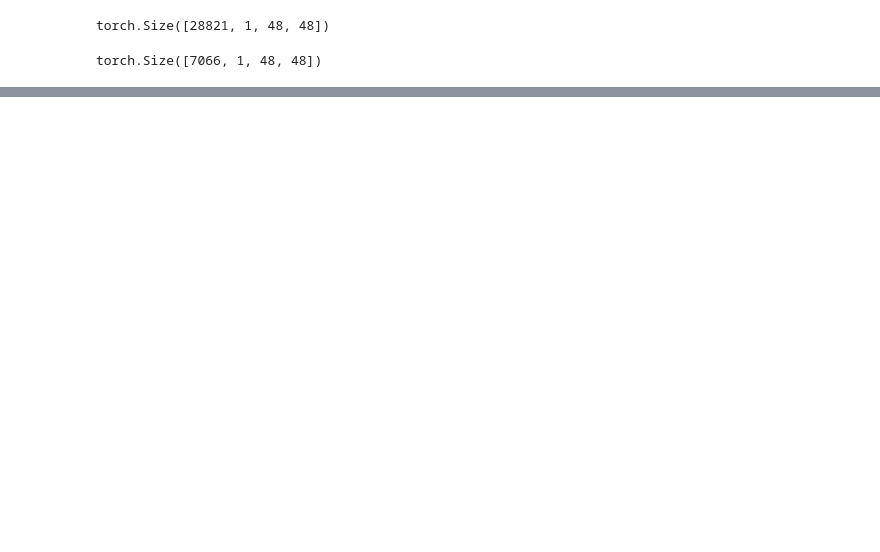
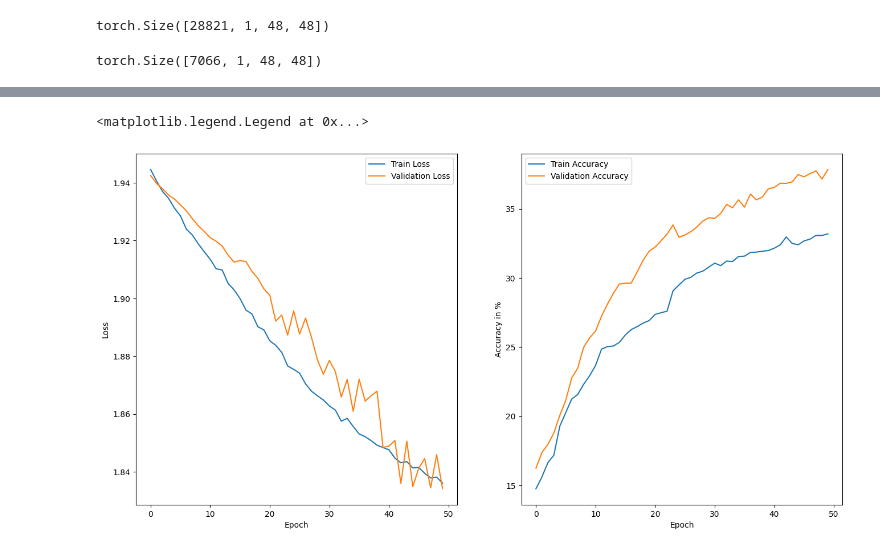
Before and after one commit to MohammadYs77/Real-time-Emotion-Recognition-with-Pytorch, a Jupyter notebook: Code.ipynb, the cells around one changed output, grey strips where cells are left out. Saved outputs shown, nothing was run; the diff lists cells and outputs as text; code cells hidden in the pictures; blank space fills up the shorter version.

Commit message:
Debugging and Visualization Implementation

```diff
--- a/Code.ipynb
+++ b/Code.ipynb
@@ -64,5 +66,5 @@ ax2.imshow(img2)
 # %%
 tr_tensor = torch.from_numpy(tr_data) / 255
 val_tensor = torch.from_numpy(val_data) / 255
-tr_lbl_tensor = torch.from_numpy(tr_lbls) / 255
-val_lbl_tensor = torch.from_numpy(val_lbls) / 255
+tr_lbl_tensor = torch.from_numpy(tr_lbls).long()
+val_lbl_tensor = torch.from_numpy(val_lbls).long()
@@ -80,9 +86,11 @@ torch.Size([28821, 1, 48, 48])
 val_tensor.shape
 # %% [output]
 torch.Size([7066, 1, 48, 48])
+# %%
+BATCH_SIZE = 256
 # %%
-tr_loader = DataLoader(list(zip(tr_tensor, tr_lbl_tensor)), shuffle=True, batch_size=64)
-val_loader = DataLoader(list(zip(val_tensor, val_lbl_tensor)), shuffle=True, batch_size=64)
+tr_loader = DataLoader(list(zip(tr_tensor, tr_lbl_tensor)), shuffle=True, batch_size=BATCH_SIZE)
+val_loader = DataLoader(list(zip(val_tensor, val_lbl_tensor)), shuffle=True, batch_size=BATCH_SIZE)
 # %%
 class Model(nn.Module):
     def __init__(self, num_features):
@@ -128,6 +146,6 @@ class Model(nn.Module):
 # %%
 model = Model(1).to(device)
 
-opt = optim.Adam(model.parameters())
+opt = optim.SGD(model.parameters(), lr = 8e-3, weight_decay=2e-6)
 criterion = nn.CrossEntropyLoss()
 # %%
@@ -166,0 +241,17 @@ Epoch [10/10] loss:  0.0026192434547027688
+# %%
+plt.figure(figsize=(16, 8))
+plt.subplot(1, 2, 1)
+plt.plot(tr_history, label='Train Loss')
+plt.plot(val_history, label='Validation Loss')
+plt.xlabel('Epoch')
+plt.ylabel('Loss')
+plt.legend()
+plt.subplot(1, 2, 2)
+plt.plot(tr_acc_history, label='Train Accuracy')
+plt.plot(val_acc_history, label='Validation Accuracy')
+plt.xlabel('Epoch')
+plt.ylabel('Accuracy in %')
+plt.legend()
+# %% [output]
+<matplotlib.legend.Legend at 0x...>
+[figure, added]
```
Also changed, not shown: parts of 5 cells of this notebook.
